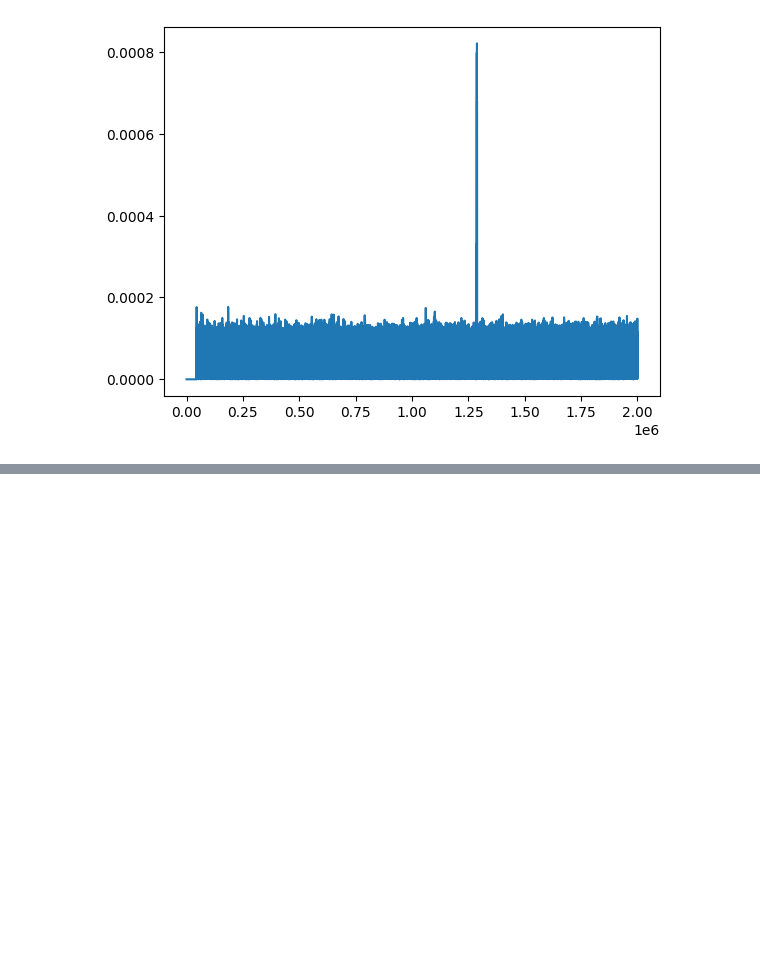
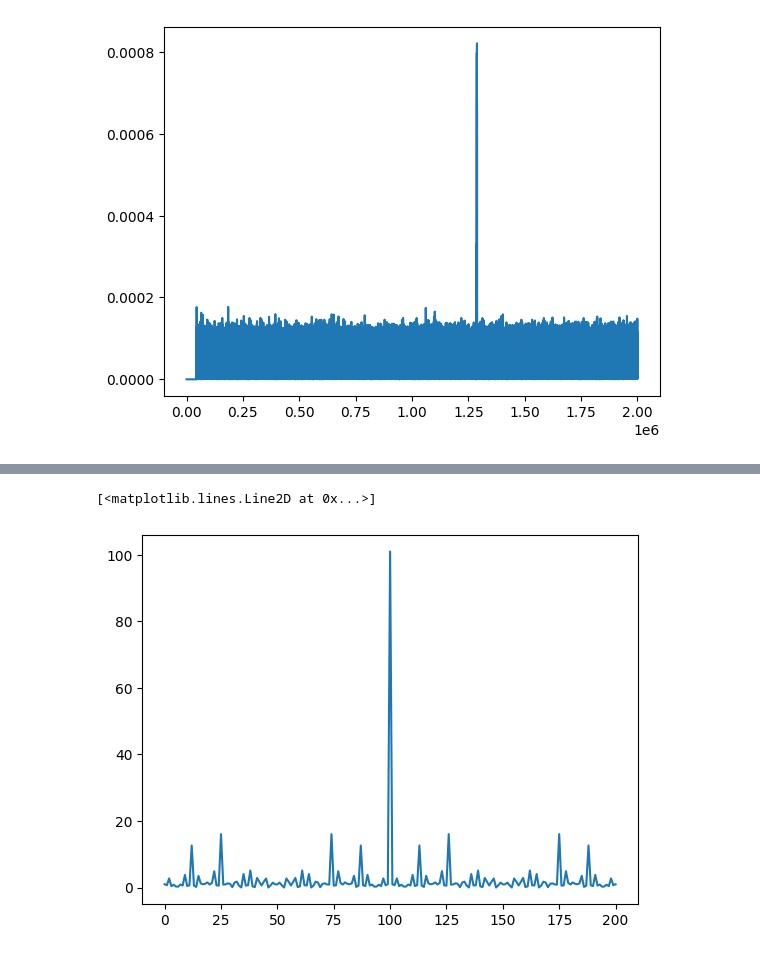
Before and after one commit to navya-xx/OTA-C, a Jupyter notebook: cpp/save_corr_data_analysis.ipynb, the cells around one changed output, grey strips where cells are left out. Saved outputs shown, nothing was run; the diff lists cells and outputs as text; code cells hidden in the pictures; blank space fills up the shorter version.

```diff
--- a/cpp/save_corr_data_analysis.ipynb
+++ b/cpp/save_corr_data_analysis.ipynb
@@ -52,0 +64,9 @@ plt.plot(plot_corr[pmax-N*8 : pmax + N*8])
+# %%
+S = 101
+M = 31
+zfc_seq = np.array([np.exp(-1j * np.pi * M * n * (n + 1) / S) for n in range(S)])
+plot_val = np.abs(np.correlate(zfc_seq, zfc_seq, mode="full"))
+plt.plot(np.arange(plot_val.size), plot_val)
+# %% [output]
+[<matplotlib.lines.Line2D at 0x...>]
+[figure, added]
```
Also changed, not shown: parts of 4 cells of this notebook, 12 other files.
